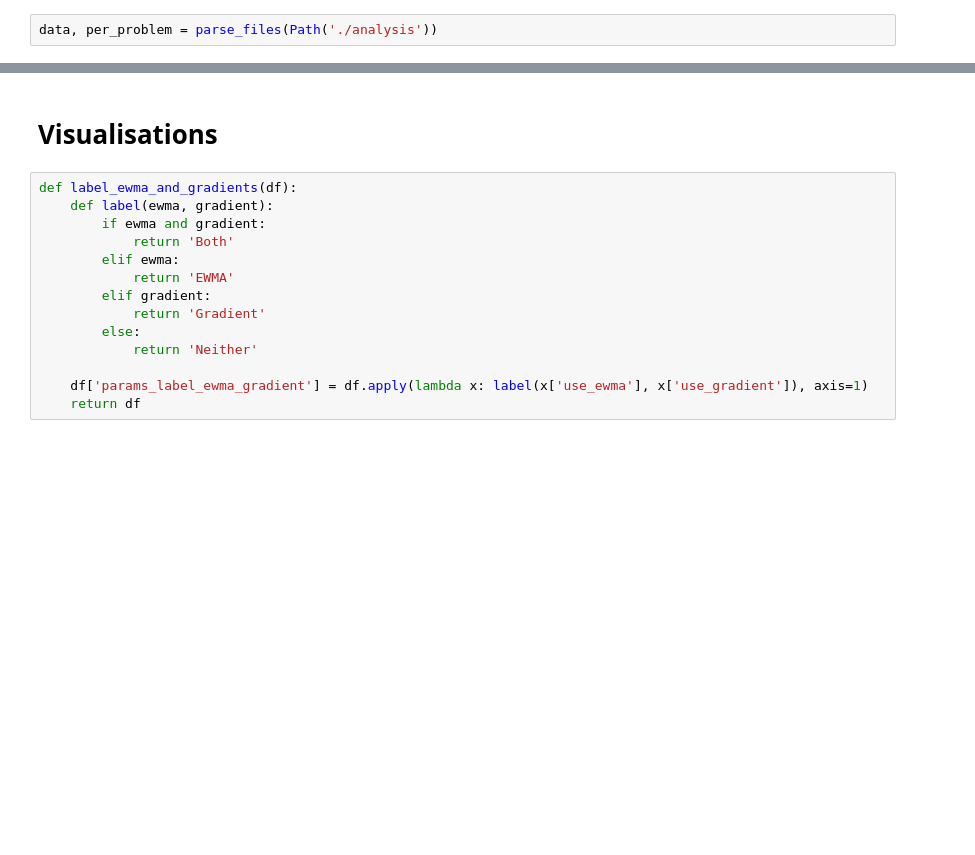
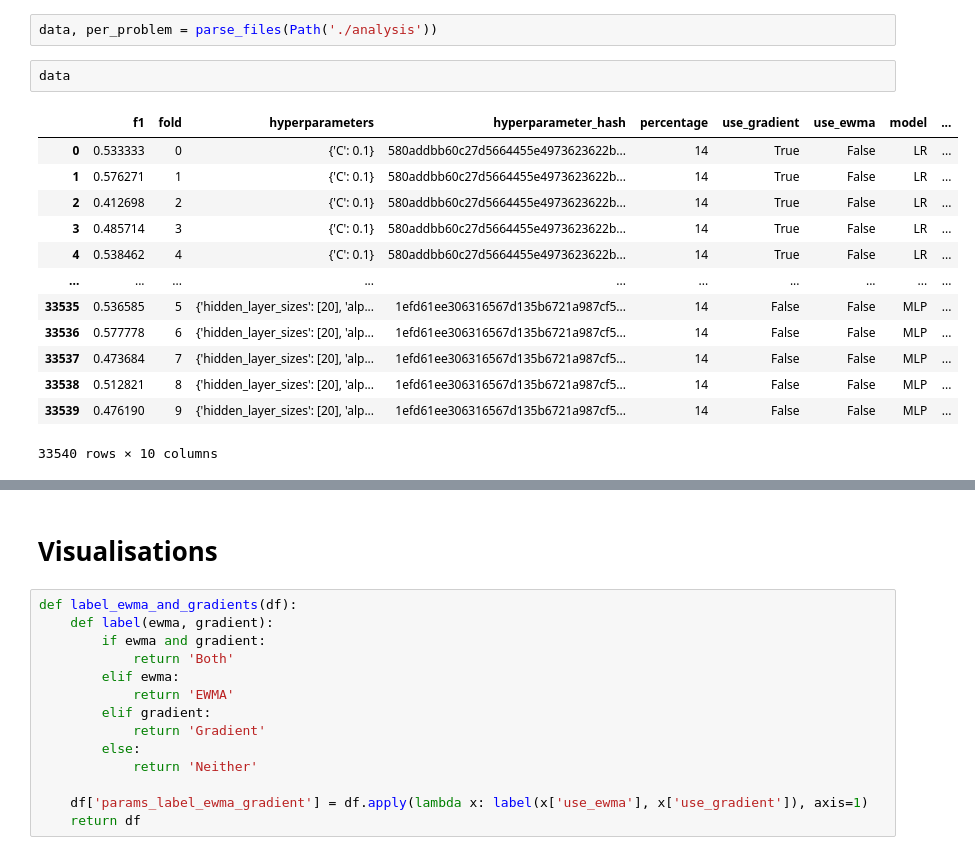
Before and after one commit to IDMP-B-2022/done-soon, a Jupyter notebook: notebooks/analysis.ipynb, the cells around one changed output, grey strips where cells are left out. Drawn from its saved outputs; the diff is of its cells as text; blank space fills up the shorter version.

```diff
--- a/notebooks/analysis.ipynb
+++ b/notebooks/analysis.ipynb
@@ -43,3 +52,19 @@ def parse_files(root_path):
     return results_df, per_problem_df
 # %%
 data, per_problem = parse_files(Path('./analysis'))
+# %%
+data
+# %% [output]
+|  | f1 | fold | hyperparameters | hyperparameter_hash | percentage | use_gradient | use_ewma | model | ... |
+| 0 | 0.533333 | 0 | {'C': 0.1} | 580addbb60c27d5664455e4973623622b... | 14 | True | False | LR | ... |
+| 1 | 0.576271 | 1 | {'C': 0.1} | 580addbb60c27d5664455e4973623622b... | 14 | True | False | LR | ... |
+| 2 | 0.412698 | 2 | {'C': 0.1} | 580addbb60c27d5664455e4973623622b... | 14 | True | False | LR | ... |
+| 3 | 0.485714 | 3 | {'C': 0.1} | 580addbb60c27d5664455e4973623622b... | 14 | True | False | LR | ... |
+| 4 | 0.538462 | 4 | {'C': 0.1} | 580addbb60c27d5664455e4973623622b... | 14 | True | False | LR | ... |
+| ... | ... | ... | ... | ... | ... | ... | ... | ... | ... |
+| 33535 | 0.536585 | 5 | {'hidden_layer_sizes': [20], 'alp... | 1efd61ee306316567d135b6721a987cf5... | 14 | False | False | MLP | ... |
+| 33536 | 0.577778 | 6 | {'hidden_layer_sizes': [20], 'alp... | 1efd61ee306316567d135b6721a987cf5... | 14 | False | False | MLP | ... |
+| 33537 | 0.473684 | 7 | {'hidden_layer_sizes': [20], 'alp... | 1efd61ee306316567d135b6721a987cf5... | 14 | False | False | MLP | ... |
+| 33538 | 0.512821 | 8 | {'hidden_layer_sizes': [20], 'alp... | 1efd61ee306316567d135b6721a987cf5... | 14 | False | False | MLP | ... |
+| 33539 | 0.476190 | 9 | {'hidden_layer_sizes': [20], 'alp... | 1efd61ee306316567d135b6721a987cf5... | 14 | False | False | MLP | ... |
+33540 rows × 10 columns
```
Also changed, not shown: parts of 10 cells of this notebook.
